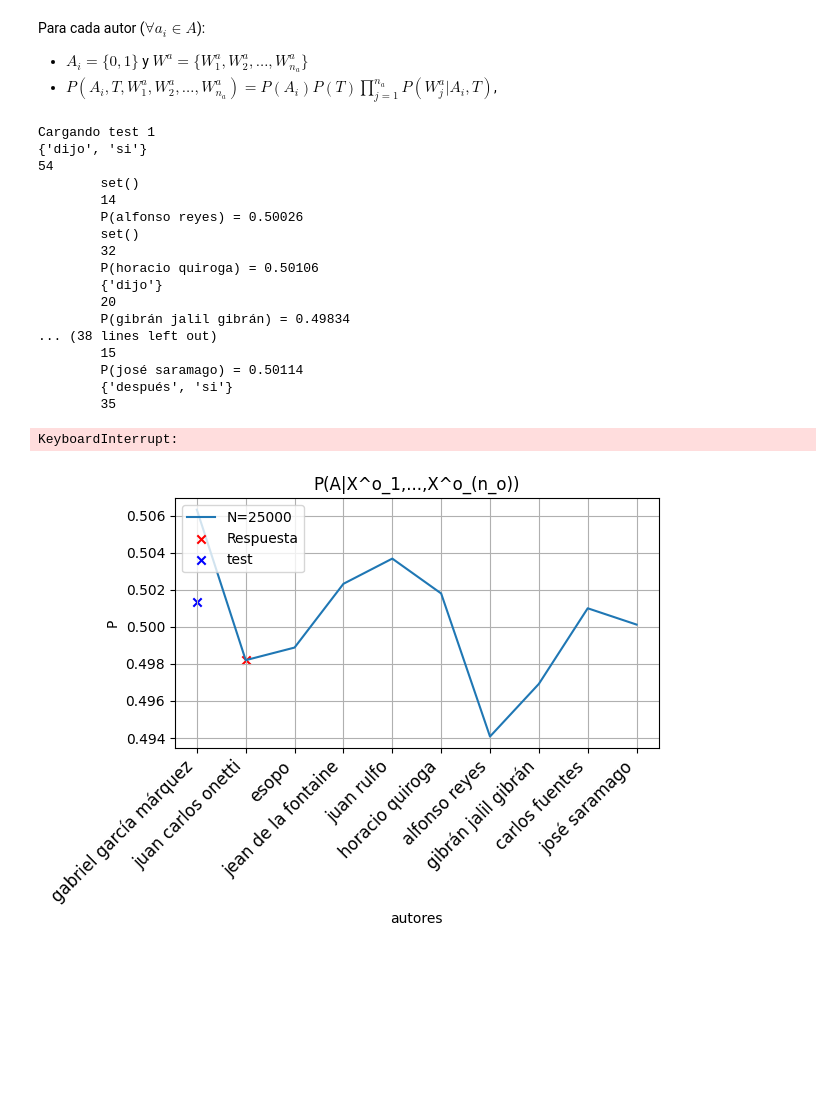
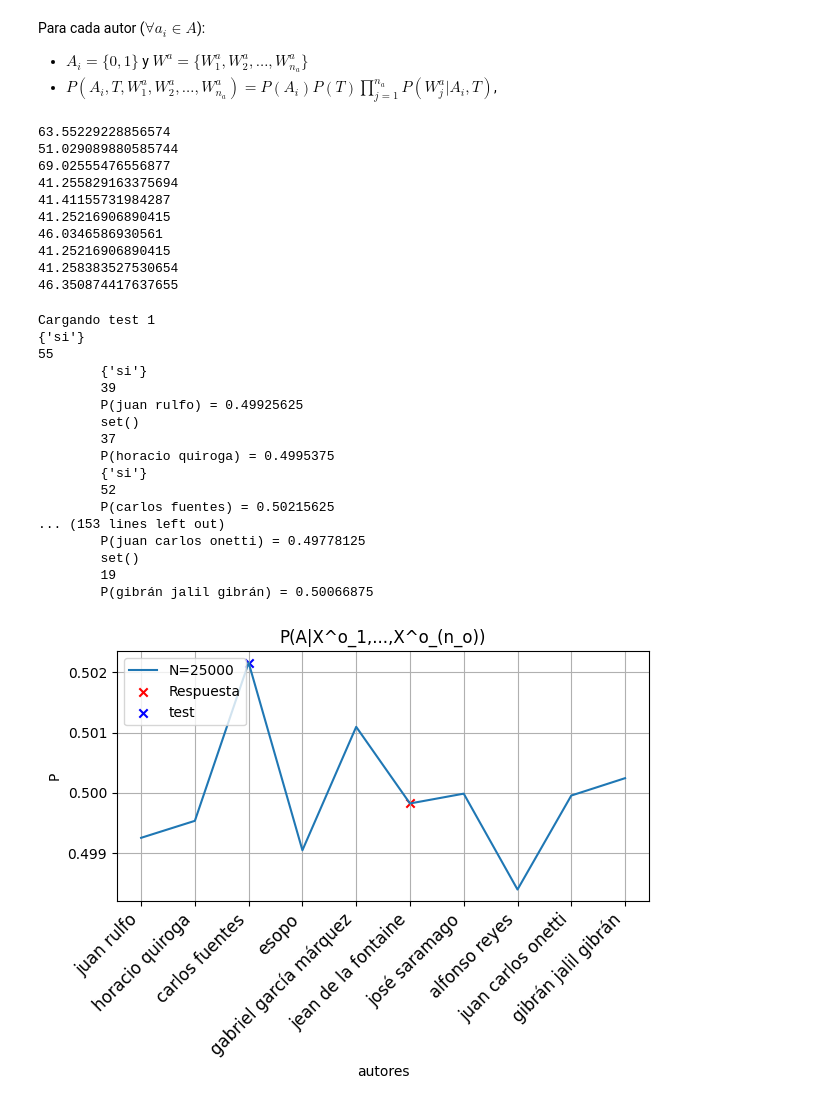
Before and after one commit to robertorys/Tesis, a Jupyter notebook: Test_mib_v2_3_3.ipynb, the cells around one changed output. Drawn from its saved outputs; the diff is of its cells as text; code cells hidden in the pictures; blank space fills up the shorter version.

```diff
--- a/Test_mib_v2_3_3.ipynb
+++ b/Test_mib_v2_3_3.ipynb
@@ -1326,8 +1764,8 @@ marker_t_N = []
 test_n = 1
 autores = list(A.values)
 p_test_N = []
-vars_s = set([A,T]+[W[w] for w in W.keys()])
-descomp = tuple([PA,PT_A]+[PW_AT[w] for w in PW_AT.keys()])
+vars_s = set([A,T] + [W[w] for w in W.keys()] + [B[b] for b in B.keys()])
+descomp = tuple([PA,PT_A] + [PW_AT[w] for w in PW_AT.keys()] + [PB_AT[b] for b in PB_AT.keys()])
 Q_ATW = mb.Question(mb.Specification(vars_s,descomp))
 for i,test in enumerate(tests):
     print(f"\nTest{i+1}:")
@@ -1420,7 +1868,6 @@ for a in Ai.keys():
         tWj_AiT = {}
 
         if w in vocab_ai:
-
             for t in T.values:
                 tWj_AiT[(1,t)] = {(1,):nw_at[(a,t)][w], (0,):0}
 
@@ -1431,8 +1878,8 @@ for a in Ai.keys():
 
         else:
              for t in T.values:
-                tWj_AiT[(1,t)] = {(1,):0, (0,):0}
-                tWj_AiT[(0,t)] = {(1,):0, (0,):0}
+                tWj_AiT[(1,t)] = {(1,):0, (0,):100}
+                tWj_AiT[(0,t)] = {(1,):0, (0,):100}
 
         Laplace_gral(tWj_AiT)
         Pai_Wj_AiT[w] = mb.Distrib(tWj_AiT, (W[w],), (Ai[a],T))
@@ -1454,13 +1901,13 @@ for a in Ai.keys():
 
         else:
              for t in T.values:
-                tBj_AiT[(1,t)] = {(1,):0, (0,):0}
-                tBj_AiT[(0,t)] = {(1,):0, (0,):0}
+                tBj_AiT[(1,t)] = {(1,):0, (0,):100}
+                tBj_AiT[(0,t)] = {(1,):0, (0,):100}
 
         Laplace_gral(tBj_AiT)
         Pai_Bj_AiT[b] = mb.Distrib(tBj_AiT, (B[b],), (Ai[a],T))
 
-    vars = set([Ai[a],T] + [W[w] for w in W.keys()])
+    vars = set([Ai[a],T] + [W[w] for w in W.keys()] + [B[b] for b in B.keys()])
     descomp = tuple([Pai, Pai_T] + [Pai_Wj_AiT[w] for w in W.keys()] \
                     + [Pai_Bj_AiT[b] for b in B.keys()])
     S_Ai[a] = mb.Specification(vars, descomp)
@@ -1477,6 +1924,20 @@ def test_vocab(titulo:str) -> tuple:
         bt.append(B[b])
 
     return wt, bt
+# %%
+for a in S_Ai:
+    print(S_Ai[a].H())
+# %% [output]
+63.55229228856574
+51.029089880585744
+69.02555476556877
+41.255829163375694
+41.41155731984287
+41.25216906890415
+46.0346586930561
+41.25216906890415
+41.258383527530654
+46.350874417637655
 # %%
 Q_Ai = {}
 for a in S_Ai:
@@ -1517,7 +1978,7 @@ for i,test in enumerate(tests):
         print(f"\t{vocab_t.intersection(nvocab_a_w[a])}")
         print(f"\t{len(bigram_t.intersection(nbigram_a_b[a]))}")
         Ai = (S_Ai[a].getVar(a),)
-        pa = Q_Ai[a].Query(vars=Ai,indep=Wo,vars_values=(1,),indep_values=vWo, aproximation=True,N=50000)
+        pa = Q_Ai[a].Query(vars=Ai,indep=Wo,vars_values=(1,),indep_values=vWo, aproximation=True,N=20000,process_n=8)
         print(f"\tP({a}) = {pa}")
 
         if pa > p:
@@ -1526,38 +1987,34 @@ for i,test in enumerate(tests):
 
         if a == autor[i]:
             marker.append([a,pa])
-
-        marker_t.append([a_t,p])
-
         test_i.append(pa)
-
+    marker_t.append([a_t,p])
     test_n.append(test_i)
 # %% [output]
 Cargando test 1
-{'dijo', 'si'}
-54
+{'si'}
+55
+        {'si'}
+        39
+        P(juan rulfo) = 0.49925625
         set()
-        14
-        P(alfonso reyes) = 0.50026
+        37
+        P(horacio quiroga) = 0.4995375
+        {'si'}
+        52
+        P(carlos fuentes) = 0.50215625
+... (153 lines left out)
+        P(juan carlos onetti) = 0.49778125
         set()
-        32
-        P(horacio quiroga) = 0.50106
-        {'dijo'}
-        20
-        P(gibrán jalil gibrán) = 0.49834
-... (38 lines left out)
-        15
-        P(josé saramago) = 0.50114
-        {'después', 'si'}
-        35
+        19
+        P(gibrán jalil gibrán) = 0.50066875
-KeyboardInterrupt:
 # %%
-i = 2
+i = 0
 y = test_n[i]
 title = "P(A|X^o_1,...,X^o_(n_o))"
 label = "N=25000"
 mt = marker_t[i]
 m = marker[i]
 grafica_a(list(Q_Ai.keys()),y,title,label,'autores','P',mt,m)
 # %% [output]
-[figure, old version]
+[figure, new version]
```
Also changed, not shown: parts of 77 cells of this notebook, 12 other files.
